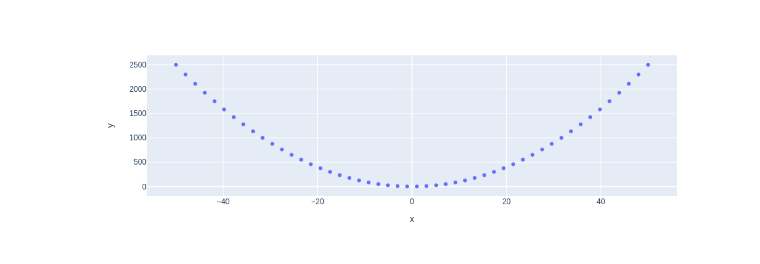
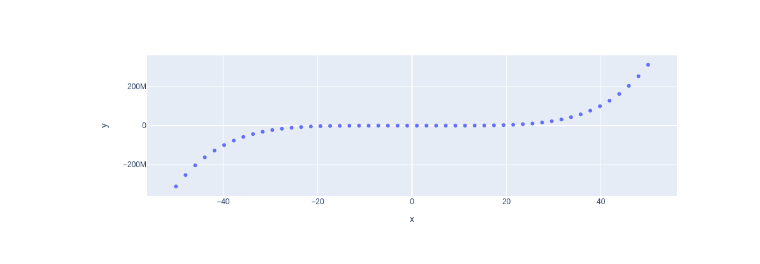
Before and after one commit to wchoi-redhat/my-notebooks-repo, a Jupyter notebook: experiment1.ipynb, the cells around one changed output. Cells and saved outputs as stored; diff of their text form; code cells hidden in the pictures.

```diff
--- a/experiment1.ipynb
+++ b/experiment1.ipynb
@@ -6,7 +6,7 @@ import plotly.express as px
 x = np.linspace(start=-50, stop=50)
 
 # y-axis data points
-y = x ** 2
+y = x ** 5
 
 # define the plot
 fig = px.scatter(x=x, y=y)
@@ -17 +16 @@ fig.show()
-[figure, old version]
+[figure, new version]
```
Also changed, not shown: parts of 1 cell of this notebook.
